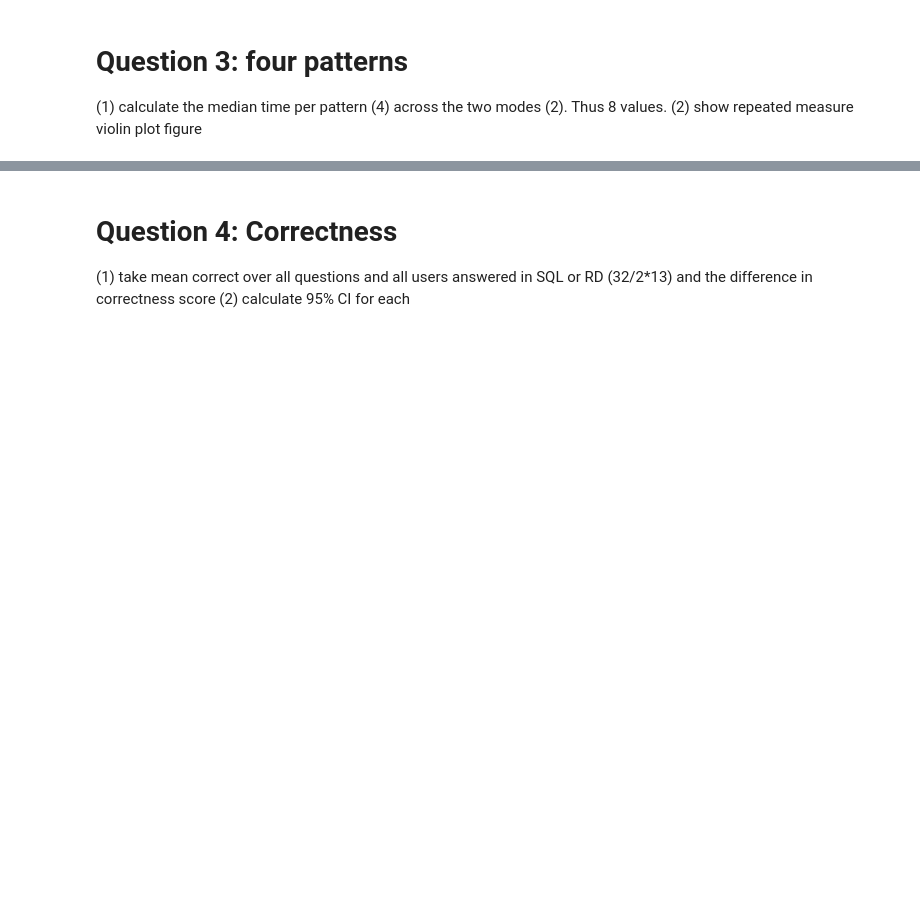
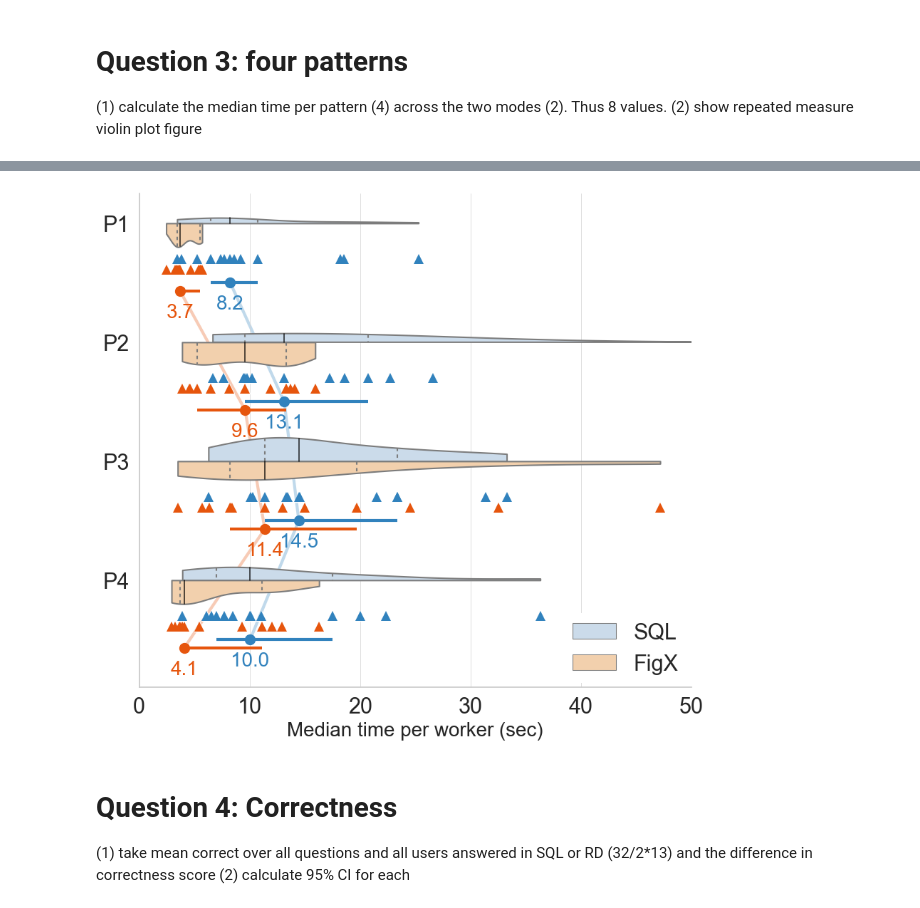
Before and after one commit to VisDunneRight/rel-diag_mturk_analysis, a Jupyter notebook: rel-diag_mturk_analysis.ipynb, the cells around one changed output, grey strips where cells are left out. Cells and saved outputs as stored; diff of their text form; code cells hidden in the pictures; blank space fills up the shorter version.

```diff
--- a/rel-diag_mturk_analysis.ipynb
+++ b/rel-diag_mturk_analysis.ipynb
@@ -902,6 +911,7 @@ for i, mode in enumerate(modes):
                 y_base + y_tilt_mode[i] + y_tilt_section[j],
                 '^',
                 markersize=10,
+                markeredgewidth=1,
                 markerfacecolor='white',
                 color ='white',
                 linewidth = None,
@@ -941,33 +951,35 @@ for i, mode in enumerate(modes):
     for j in range(len(patterns)-1):
         start = (mode, patterns[j])
         end = (mode, patterns[j+1])
         ax.plot([median_time[start], median_time[end], ],
                 [y_tilt_mode[i] + y_tilt_section[j], y_tilt_mode[i] + y_tilt_section[j+1]],
                 color =my_cmap_sns_dark[i], linewidth = 3, linestyle ='-', alpha = .3, zorder=0)
 
 
 
 # # #Additional settings
 ax.set_xlabel('Median time per worker (sec)', size = xlab_size)
 ax.set_ylabel(None)
 ax.set_yticklabels(['P1', 'P2', 'P3', 'P4'])
 ax.set_xlim(0, 50)
 ax.set_ylim(3.9, -0.25)
 leg = plt.legend(loc='lower right',
                  borderaxespad= 0.2,
                  frameon = True,)
 leg.get_frame().set_alpha(1)
 leg.get_frame().set_linewidth(0.0)
 
 for text, text2 in zip(leg.get_texts(), ['SQL', 'FigX']):
     text.set_text(text2)
 
 plt.grid(axis = 'x', linewidth = 0.5, color = 'lightgray')
 sns.despine()               # remove bounding box
 
 if savefig:
     plt.savefig(fig_dir + "/q3_figure.pdf", bbox_inches='tight')
     plt.savefig(fig_dir + "/q3_figure.svg", bbox_inches='tight')
+# %% [output]
+[figure, added]
 # %% [markdown]
 # Question 4: Correctness
 
```
Also changed, not shown: parts of 13 cells of this notebook, 1 other file.
